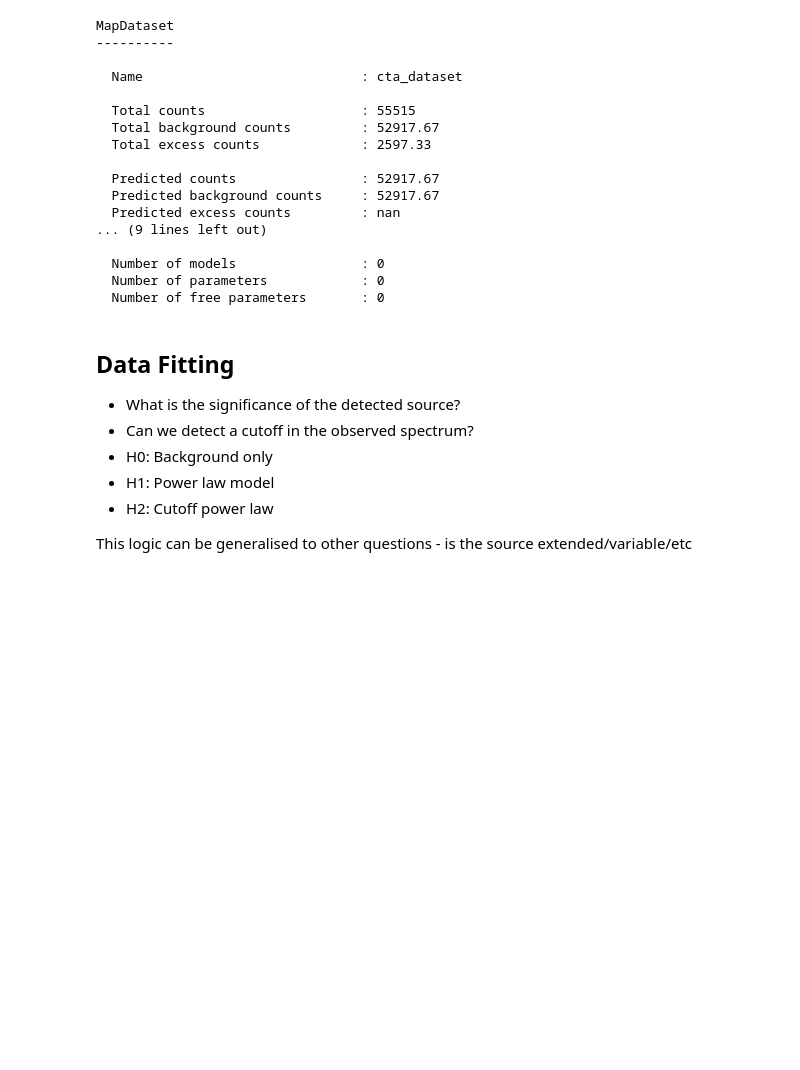
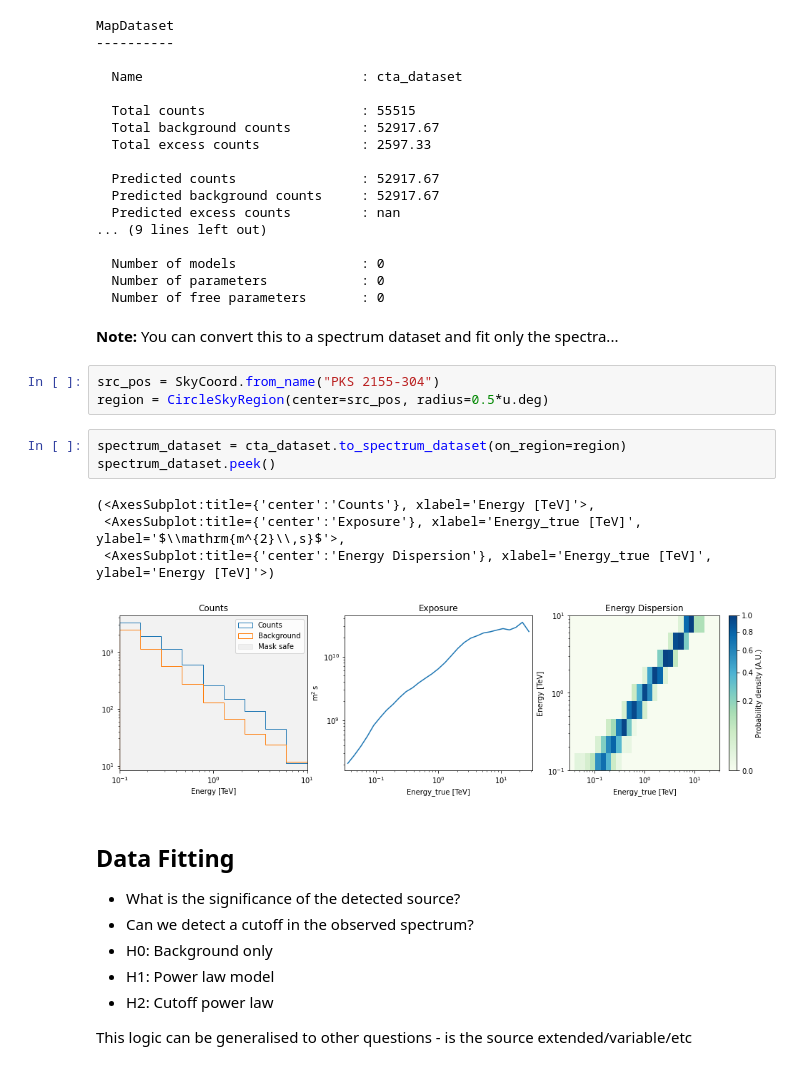
Before and after one commit to AtreyeeS/VHE-KU-workshop, a Jupyter notebook: fit_blazar.ipynb, the cells around one changed output. Cells and saved outputs as stored; diff of their text form; blank space fills up the shorter version.

```diff
--- a/fit_blazar.ipynb
+++ b/fit_blazar.ipynb
@@ -54,6 +54,19 @@ MapDataset
   Number of models                : 0
   Number of parameters            : 0
   Number of free parameters       : 0
+# %% [markdown]
+**Note:** You can convert this to a spectrum dataset and fit only the spectra...
+# %%
+src_pos = SkyCoord.from_name("PKS 2155-304")
+region = CircleSkyRegion(center=src_pos, radius=0.5*u.deg)
+# %%
+spectrum_dataset = cta_dataset.to_spectrum_dataset(on_region=region)
+spectrum_dataset.peek()
+# %% [output]
+(<AxesSubplot:title={'center':'Counts'}, xlabel='Energy [TeV]'>,
+ <AxesSubplot:title={'center':'Exposure'}, xlabel='Energy_true [TeV]', ylabel='$\\mathrm{m^{2}\\,s}$'>,
+ <AxesSubplot:title={'center':'Energy Dispersion'}, xlabel='Energy_true [TeV]', ylabel='Energy [TeV]'>)
+[figure, added]
 # %% [markdown]
 ## Data Fitting
 - What is the significance of the detected source?
```
Also changed, not shown: parts of 11 cells of this notebook, 1 other file.
